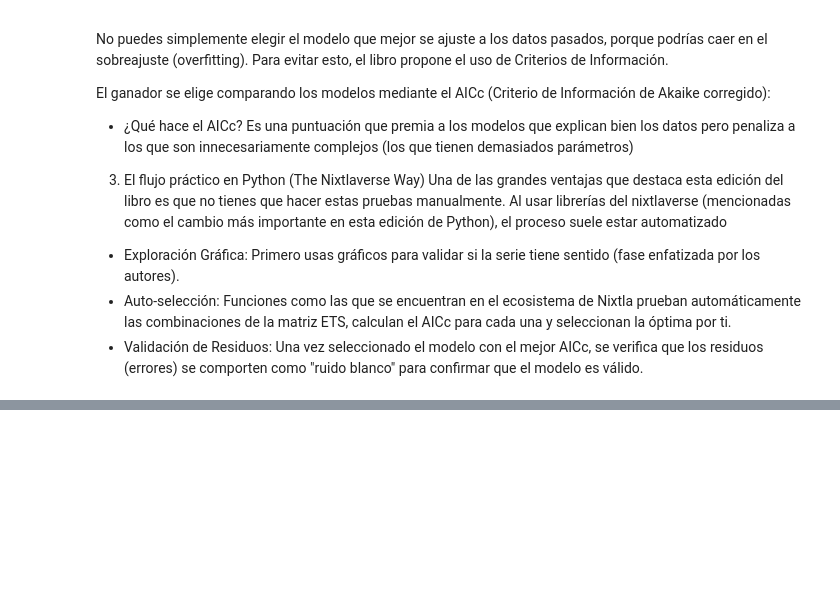
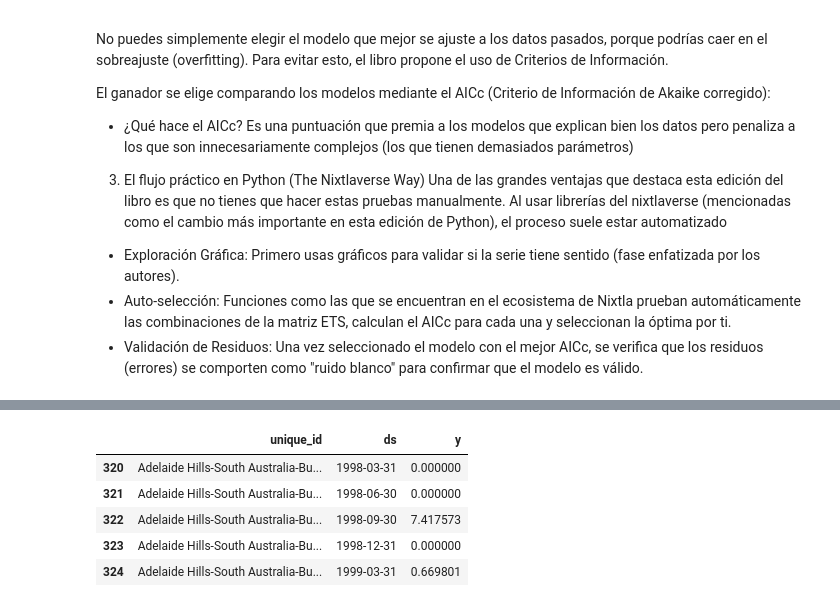
Before and after one commit to pxtroniwnl/series-de-tiempo-utb, a Jupyter notebook: nota-06.ipynb, the cells around one changed output, grey strips where cells are left out. Cells and saved outputs as stored; diff of their text form; code cells hidden in the pictures; blank space fills up the shorter version.

```diff
--- a/nota-06.ipynb
+++ b/nota-06.ipynb
@@ -209,0 +232,9 @@ Una de las grandes ventajas que destaca esta edición del libro es que no tienes
+# %%
+df_ets[df_ets['unique_id'].str.contains('Adelaide Hills')].head()
+# %% [output]
+|  | unique_id | ds | y |
+| 320 | Adelaide Hills-South Australia-Bu... | 1998-03-31 | 0.000000 |
+| 321 | Adelaide Hills-South Australia-Bu... | 1998-06-30 | 0.000000 |
+| 322 | Adelaide Hills-South Australia-Bu... | 1998-09-30 | 7.417573 |
+| 323 | Adelaide Hills-South Australia-Bu... | 1998-12-31 | 0.000000 |
+| 324 | Adelaide Hills-South Australia-Bu... | 1999-03-31 | 0.669801 |
```
Also changed, not shown: parts of 8 cells of this notebook.
